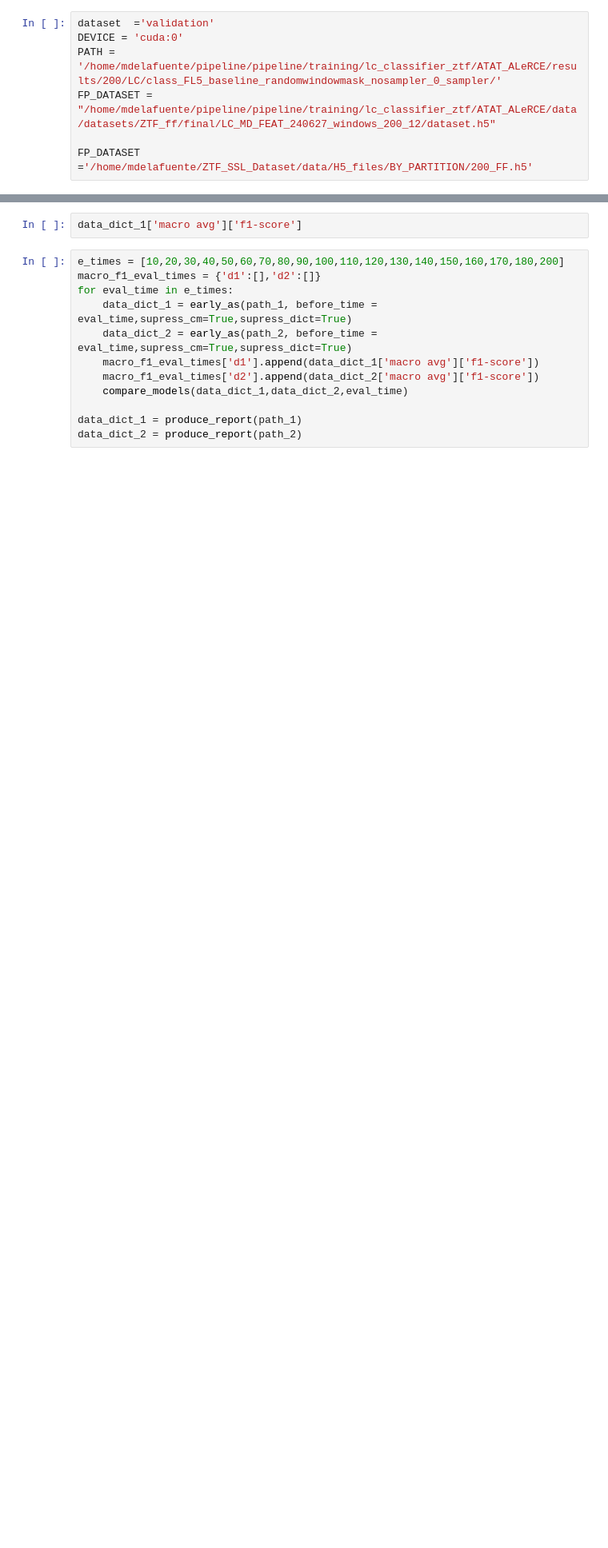
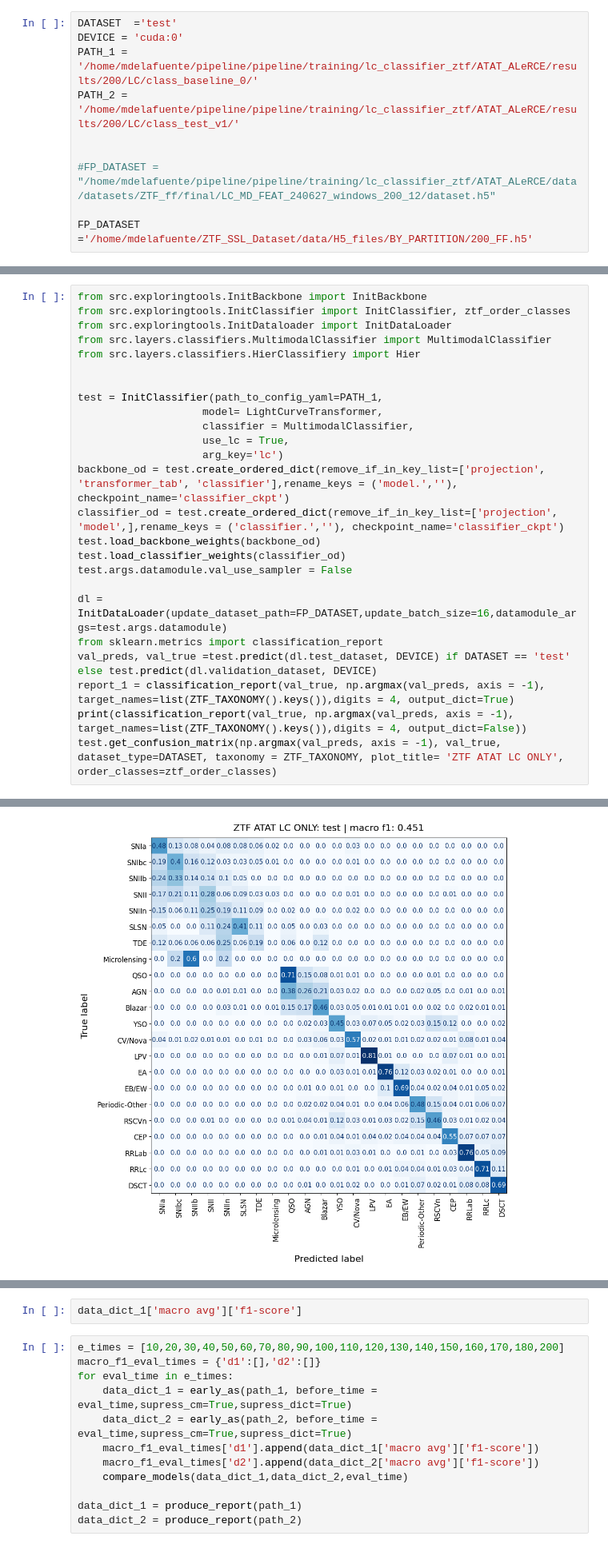
Before and after one commit to HexaPulsar/pipeline, a Jupyter notebook: pipeline/training/lc_classifier_ztf/ATAT_ALeRCE/LC_graphcompare.ipynb, the cells around one changed output, grey strips where cells are left out. Shown at 80% size. Cells and saved outputs as stored; diff of their text form; blank space fills up the shorter version.

```diff
--- a/pipeline/training/lc_classifier_ztf/ATAT_ALeRCE/LC_graphcompare.ipynb
+++ b/pipeline/training/lc_classifier_ztf/ATAT_ALeRCE/LC_graphcompare.ipynb
@@ -11,7 +14,10 @@ from src.utils.data.AlerceDictionaries import ELASTICC_TAXONOMY, ZTF_TAXONOMY
 # %%
-dataset  ='validation'
+DATASET  ='test'
 DEVICE = 'cuda:0'
-PATH = '/home/mdelafuente/pipeline/pipeline/training/lc_classifier_ztf/ATAT_ALeRCE/results/200/LC/class_FL5_baseline_randomwindowmask_nosampler_0_sampler/'
-FP_DATASET = "/home/mdelafuente/pipeline/pipeline/training/lc_classifier_ztf/ATAT_ALeRCE/data/datasets/ZTF_ff/final/LC_MD_FEAT_240627_windows_200_12/dataset.h5"
+PATH_1 = '/home/mdelafuente/pipeline/pipeline/training/lc_classifier_ztf/ATAT_ALeRCE/results/200/LC/class_baseline_0/'
+PATH_2 = '/home/mdelafuente/pipeline/pipeline/training/lc_classifier_ztf/ATAT_ALeRCE/results/200/LC/class_test_v1/'
+
+
+#FP_DATASET = "/home/mdelafuente/pipeline/pipeline/training/lc_classifier_ztf/ATAT_ALeRCE/data/datasets/ZTF_ff/final/LC_MD_FEAT_240627_windows_200_12/dataset.h5"
 
 FP_DATASET ='/home/mdelafuente/ZTF_SSL_Dataset/data/H5_files/BY_PARTITION/200_FF.h5'
@@ -146,0 +24,26 @@ per 0.6117374466352745
+# %%
+from src.exploringtools.InitBackbone import InitBackbone
+from src.exploringtools.InitClassifier import InitClassifier, ztf_order_classes
+from src.exploringtools.InitDataloader import InitDataLoader
+from src.layers.classifiers.MultimodalClassifier import MultimodalClassifier
+from src.layers.classifiers.HierClassifiery import Hier
+
+
+test = InitClassifier(path_to_config_yaml=PATH_1,
+                    model= LightCurveTransformer,
+                    classifier = MultimodalClassifier,
+                    use_lc = True,
+                    arg_key='lc')
+backbone_od = test.create_ordered_dict(remove_if_in_key_list=['projection', 'transformer_tab', 'classifier'],rename_keys = ('model.',''), checkpoint_name='classifier_ckpt')
+classifier_od = test.create_ordered_dict(remove_if_in_key_list=['projection', 'model',],rename_keys = ('classifier.',''), checkpoint_name='classifier_ckpt')
+test.load_backbone_weights(backbone_od)
+test.load_classifier_weights(classifier_od)
+test.args.datamodule.val_use_sampler = False
+
+dl = InitDataLoader(update_dataset_path=FP_DATASET,update_batch_size=16,datamodule_args=test.args.datamodule)
+from sklearn.metrics import classification_report
+val_preds, val_true =test.predict(dl.test_dataset, DEVICE) if DATASET == 'test' else test.predict(dl.validation_dataset, DEVICE)
+report_1 = classification_report(val_true, np.argmax(val_preds, axis = -1), target_names=list(ZTF_TAXONOMY().keys()),digits = 4, output_dict=True)
+print(classification_report(val_true, np.argmax(val_preds, axis = -1), target_names=list(ZTF_TAXONOMY().keys()),digits = 4, output_dict=False))
+test.get_confusion_matrix(np.argmax(val_preds, axis = -1), val_true, dataset_type=DATASET, taxonomy = ZTF_TAXONOMY, plot_title= 'ZTF ATAT LC ONLY', order_classes=ztf_order_classes)
+# %% [output]
@@ -146,0 +79 @@ per 0.6117374466352745
+[figure, added]
```
Also changed, not shown: parts of 24 cells of this notebook, 54 other files.
